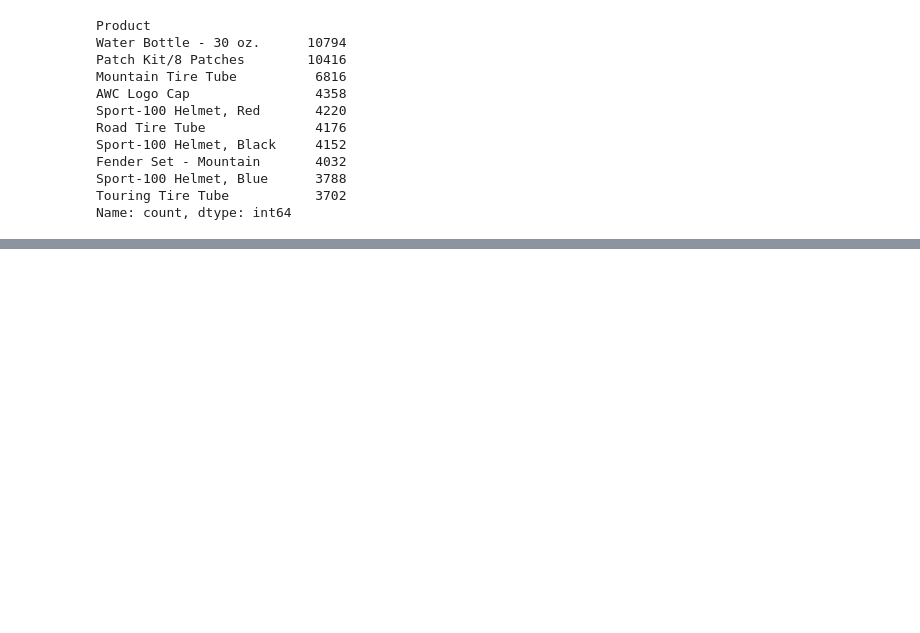
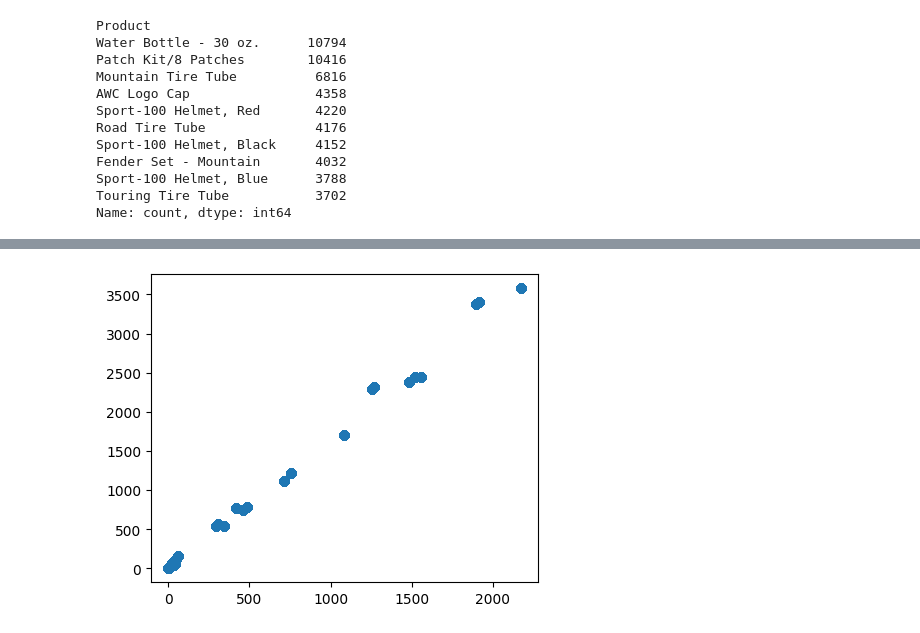
Before and after one commit to Rdorta08/FreeCodeCamp-Pandas-Real-Life-Example, a Jupyter notebook: Exercises_1.ipynb, the cells around one changed output, grey strips where cells are left out. Drawn from its saved outputs; the diff is of its cells as text; code cells hidden in the pictures; blank space fills up the shorter version.

```diff
--- a/Exercises_1.ipynb
+++ b/Exercises_1.ipynb
@@ -208,2 +209,8 @@ Show a <b>scatter plot</b> between both columns.
+# %%
+plt.figure(figsize=(5, 4))
+plt.scatter(x= sales['Unit_Cost'], y= sales['Unit_Price'])
+plt.show()
+# %% [output]
+[figure, added]
 # %%
 sales.plot(kind='scatter', x='Unit_Cost', y='Unit_Price', figsize=(6,6))
```
Also changed, not shown: parts of 15 cells of this notebook.
